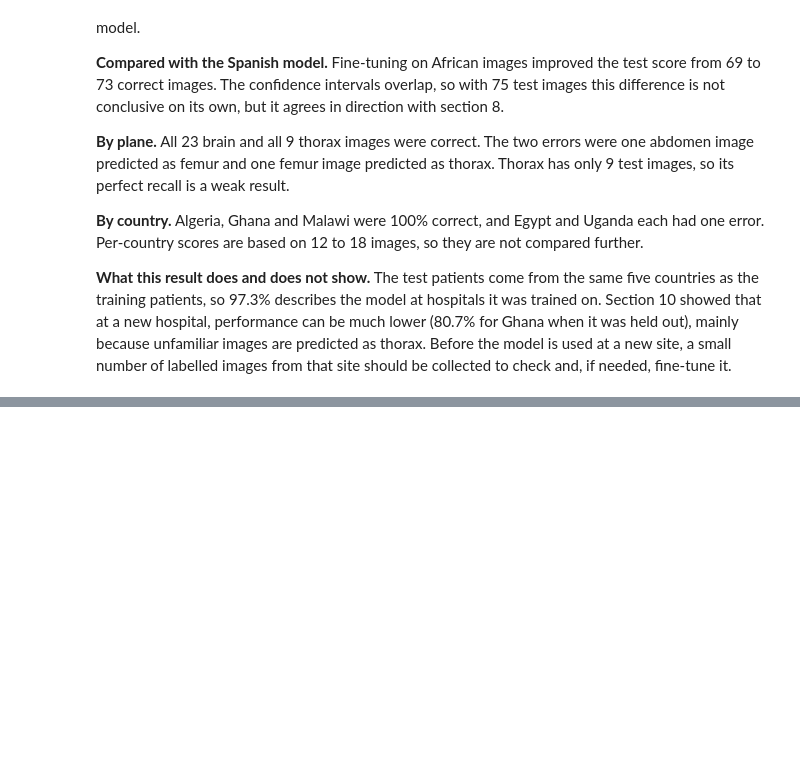
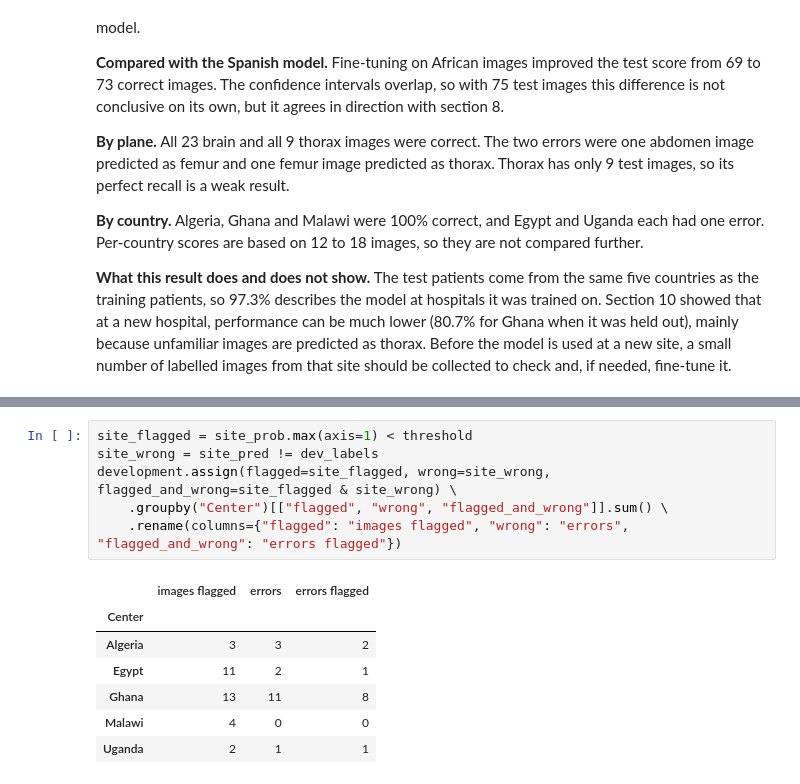
Before and after one commit to odunayoakinlade/fetal-ultrasound-plane-classification, a Jupyter notebook: phase3_modelling/notebooks/model_training.ipynb, the cells around one changed output, grey strips where cells are left out. Saved outputs shown, nothing was run; the diff lists cells and outputs as text; blank space fills up the shorter version.

```diff
--- a/phase3_modelling/notebooks/model_training.ipynb
+++ b/phase3_modelling/notebooks/model_training.ipynb
@@ -718,0 +805,14 @@ plt.show()
+# %%
+site_flagged = site_prob.max(axis=1) < threshold
+site_wrong = site_pred != dev_labels
+development.assign(flagged=site_flagged, wrong=site_wrong, flagged_and_wrong=site_flagged & site_wrong) \
+    .groupby("Center")[["flagged", "wrong", "flagged_and_wrong"]].sum() \
+    .rename(columns={"flagged": "images flagged", "wrong": "errors", "flagged_and_wrong": "errors flagged"})
+# %% [output]
+|  | images flagged | errors | errors flagged |
+| Center |  |  |  |
+| Algeria | 3 | 3 | 2 |
+| Egypt | 11 | 2 | 1 |
+| Ghana | 13 | 11 | 8 |
+| Malawi | 4 | 0 | 0 |
+| Uganda | 2 | 1 | 1 |
```
Also changed, not shown: parts of 16 cells of this notebook, 2 other files.
